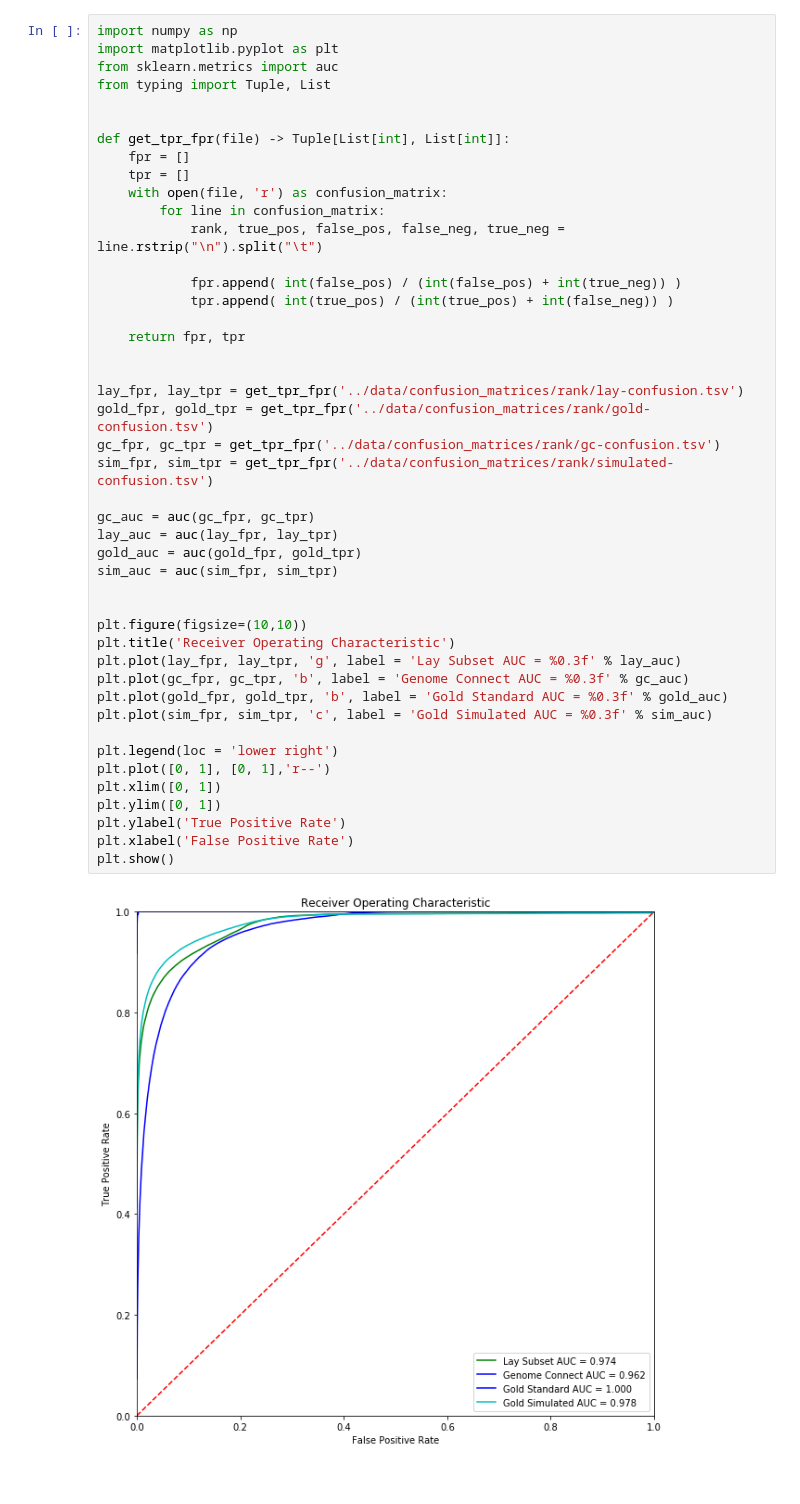
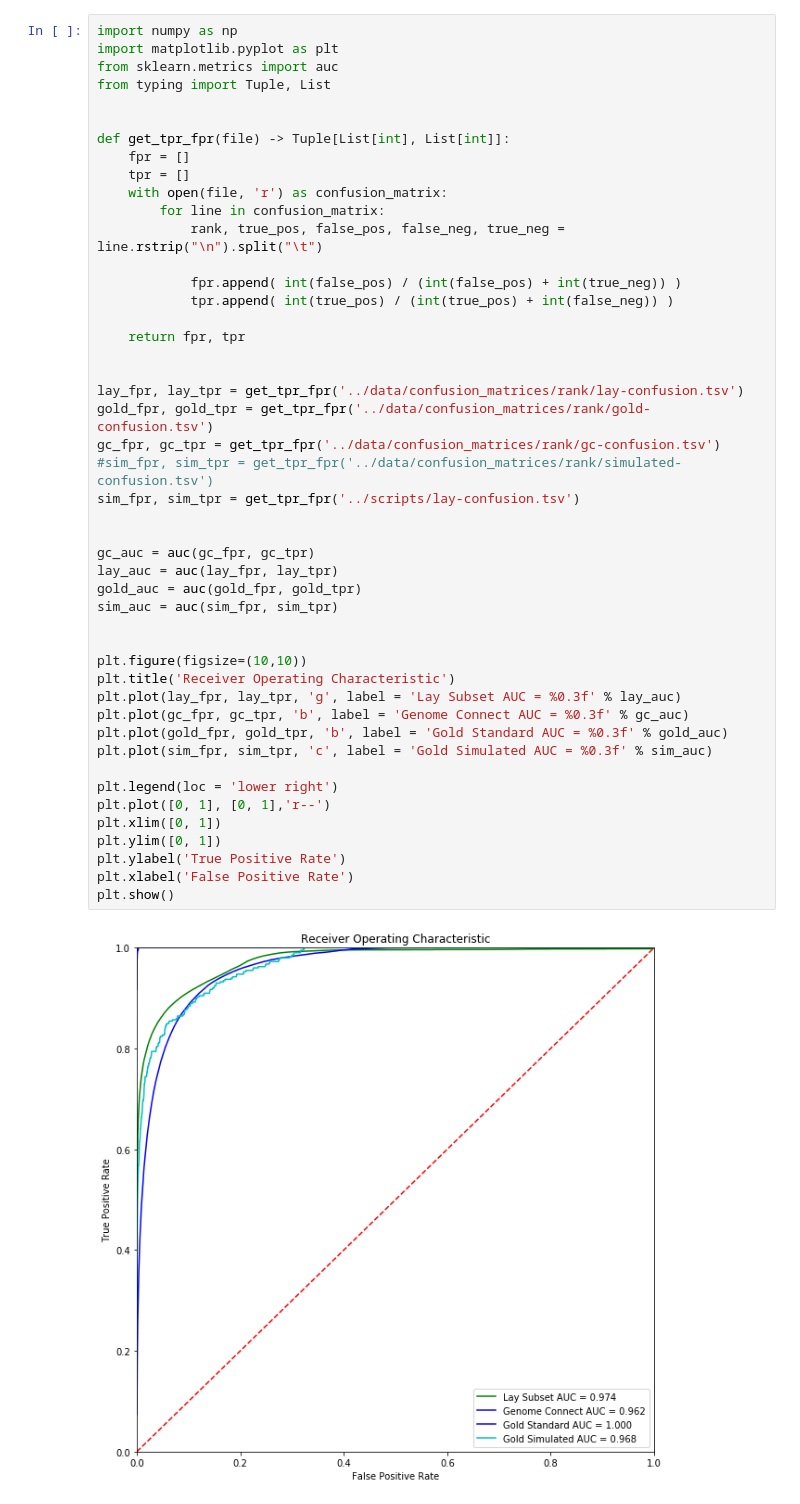
Before and after one commit to monarch-initiative/hpo-survey-analysis, a Jupyter notebook: notebooks/create-roc-curve.ipynb, the cells around one changed output. Saved outputs shown, nothing was run; the diff lists cells and outputs as text.

```diff
--- a/notebooks/create-roc-curve.ipynb
+++ b/notebooks/create-roc-curve.ipynb
@@ -16,32 +16,34 @@ def get_tpr_fpr(file) -> Tuple[List[int], List[int]]:
             tpr.append( int(true_pos) / (int(true_pos) + int(false_neg)) )
 
     return fpr, tpr
 
 
 lay_fpr, lay_tpr = get_tpr_fpr('../data/confusion_matrices/rank/lay-confusion.tsv')
 gold_fpr, gold_tpr = get_tpr_fpr('../data/confusion_matrices/rank/gold-confusion.tsv')
 gc_fpr, gc_tpr = get_tpr_fpr('../data/confusion_matrices/rank/gc-confusion.tsv')
-sim_fpr, sim_tpr = get_tpr_fpr('../data/confusion_matrices/rank/simulated-confusion.tsv')
+#sim_fpr, sim_tpr = get_tpr_fpr('../data/confusion_matrices/rank/simulated-confusion.tsv')
+sim_fpr, sim_tpr = get_tpr_fpr('../scripts/lay-confusion.tsv')
+
 
 gc_auc = auc(gc_fpr, gc_tpr)
 lay_auc = auc(lay_fpr, lay_tpr)
 gold_auc = auc(gold_fpr, gold_tpr)
 sim_auc = auc(sim_fpr, sim_tpr)
 
 
 plt.figure(figsize=(10,10))
 plt.title('Receiver Operating Characteristic')
 plt.plot(lay_fpr, lay_tpr, 'g', label = 'Lay Subset AUC = %0.3f' % lay_auc)
 plt.plot(gc_fpr, gc_tpr, 'b', label = 'Genome Connect AUC = %0.3f' % gc_auc)
 plt.plot(gold_fpr, gold_tpr, 'b', label = 'Gold Standard AUC = %0.3f' % gold_auc)
 plt.plot(sim_fpr, sim_tpr, 'c', label = 'Gold Simulated AUC = %0.3f' % sim_auc)
 
 plt.legend(loc = 'lower right')
 plt.plot([0, 1], [0, 1],'r--')
 plt.xlim([0, 1])
 plt.ylim([0, 1])
 plt.ylabel('True Positive Rate')
 plt.xlabel('False Positive Rate')
 plt.show()
 # %% [output]
-[figure, old version]
+[figure, new version]
```
Also changed, not shown: 1 other file.
